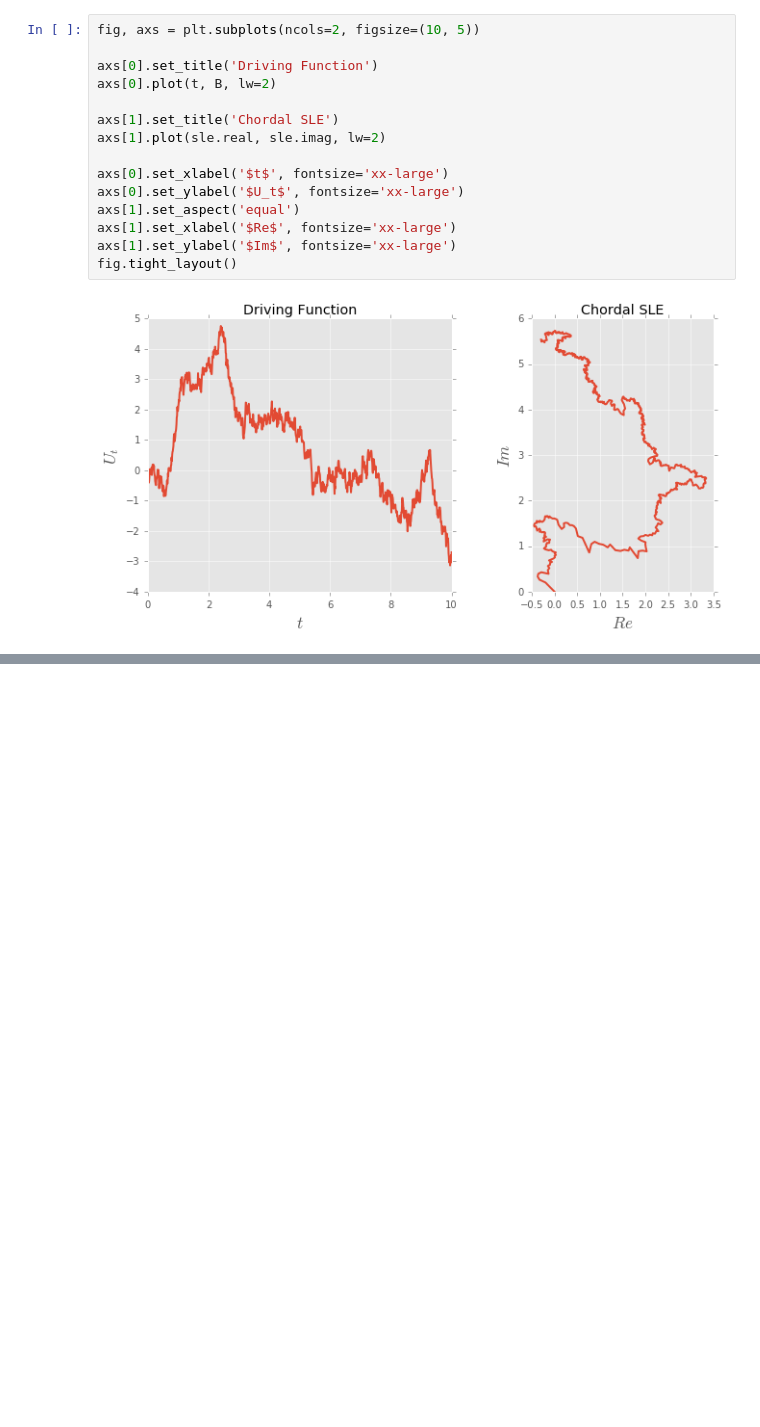
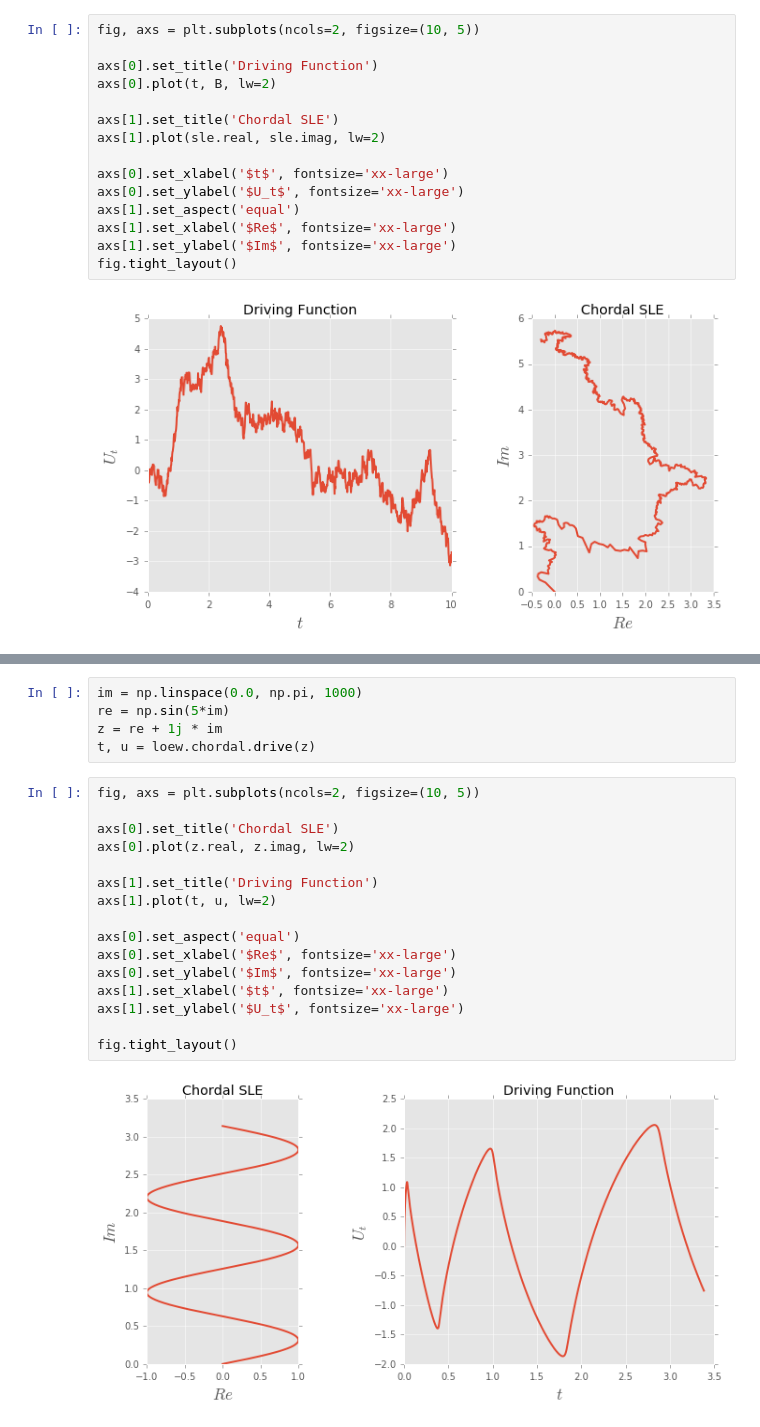
Before and after one commit to hfcredidio/loew, a Jupyter notebook: Examples.ipynb, the cells around one changed output, grey strips where cells are left out. Saved outputs shown, nothing was run; the diff lists cells and outputs as text; blank space fills up the shorter version.

```diff
--- a/Examples.ipynb
+++ b/Examples.ipynb
@@ -114,0 +132,23 @@ plt.savefig('images/exmaple.png')
+# %%
+im = np.linspace(0.0, np.pi, 1000)
+re = np.sin(5*im)
+z = re + 1j * im
+t, u = loew.chordal.drive(z)
+# %%
+fig, axs = plt.subplots(ncols=2, figsize=(10, 5))
+
+axs[0].set_title('Chordal SLE')
+axs[0].plot(z.real, z.imag, lw=2)
+
+axs[1].set_title('Driving Function')
+axs[1].plot(t, u, lw=2)
+
+axs[0].set_aspect('equal')
+axs[0].set_xlabel('$Re$', fontsize='xx-large')
+axs[0].set_ylabel('$Im$', fontsize='xx-large')
+axs[1].set_xlabel('$t$', fontsize='xx-large')
+axs[1].set_ylabel('$U_t$', fontsize='xx-large')
+
+fig.tight_layout()
+# %% [output]
+[figure, added]
```
Also changed, not shown: parts of 9 cells of this notebook.
